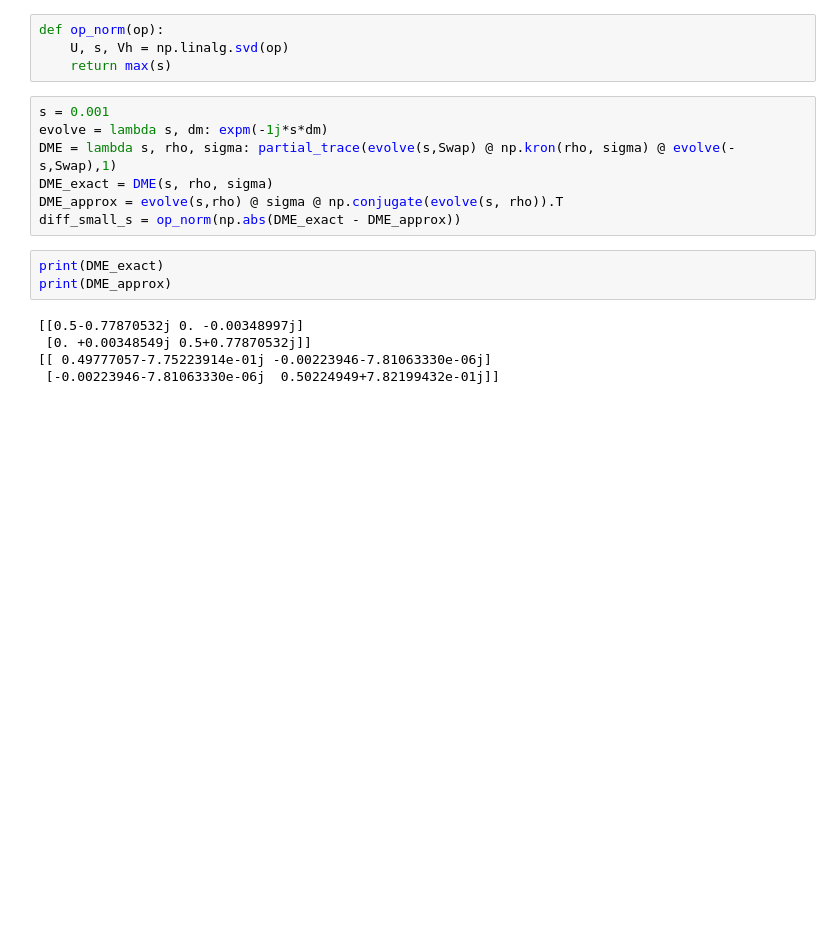
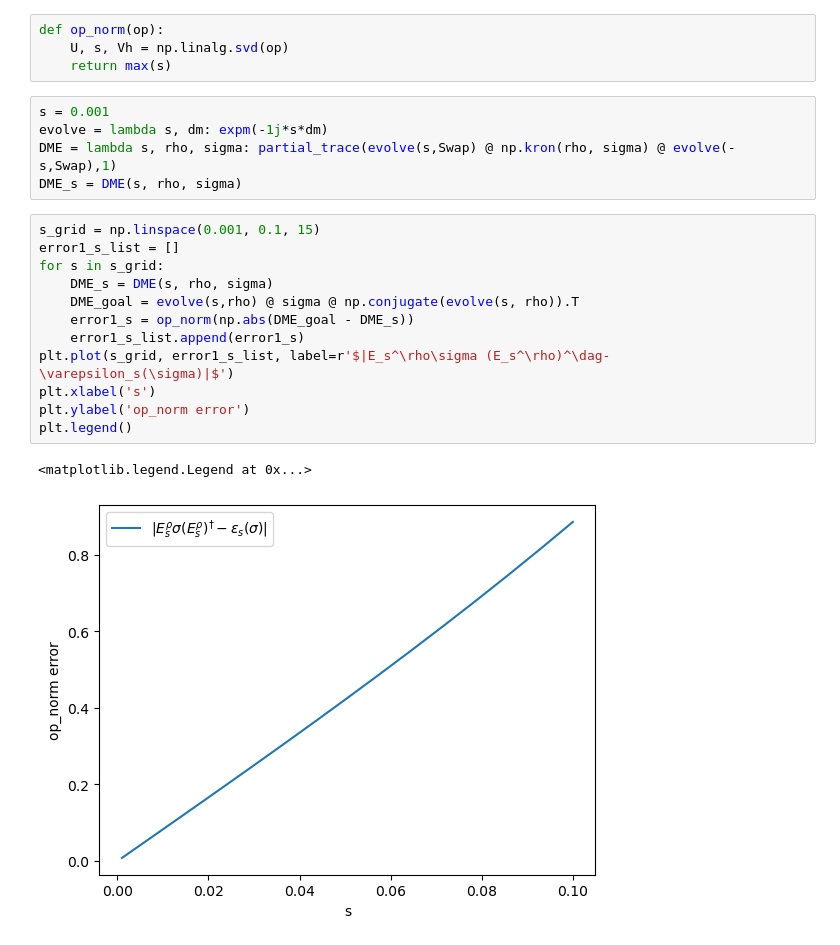
Before and after one commit to Sam-XiaoyueLi/double_bracket_flow_as_a_diagonalization_quantum_algorithm, a Jupyter notebook: Schmidt_decomposition.ipynb, the cells around one changed output. Cells and saved outputs as stored; diff of their text form; blank space fills up the shorter version.

```diff
--- a/Schmidt_decomposition.ipynb
+++ b/Schmidt_decomposition.ipynb
@@ -77,14 +85,19 @@ def op_norm(op):
 s = 0.001
 evolve = lambda s, dm: expm(-1j*s*dm)
 DME = lambda s, rho, sigma: partial_trace(evolve(s,Swap) @ np.kron(rho, sigma) @ evolve(-s,Swap),1)
-DME_exact = DME(s, rho, sigma)
-DME_approx = evolve(s,rho) @ sigma @ np.conjugate(evolve(s, rho)).T
-diff_small_s = op_norm(np.abs(DME_exact - DME_approx))
+DME_s = DME(s, rho, sigma)
-# %%
-print(DME_exact)
-print(DME_approx)
-# %% [output]
-[[0.5-0.77870532j 0. -0.00348997j]
- [0. +0.00348549j 0.5+0.77870532j]]
-[[ 0.49777057-7.75223914e-01j -0.00223946-7.81063330e-06j]
- [-0.00223946-7.81063330e-06j  0.50224949+7.82199432e-01j]]
+# %%
+s_grid = np.linspace(0.001, 0.1, 15)
+error1_s_list = []
+for s in s_grid:
+    DME_s = DME(s, rho, sigma)
+    DME_goal = evolve(s,rho) @ sigma @ np.conjugate(evolve(s, rho)).T
+    error1_s = op_norm(np.abs(DME_goal - DME_s))
+    error1_s_list.append(error1_s)
+plt.plot(s_grid, error1_s_list, label=r'$|E_s^\rho\sigma (E_s^\rho)^\dag- \varepsilon_s(\sigma)|$')
+plt.xlabel('s')
+plt.ylabel('op_norm error')
+plt.legend()
+# %% [output]
+<matplotlib.legend.Legend at 0x...>
+[figure, added]
```
Also changed, not shown: parts of 3 cells of this notebook.
